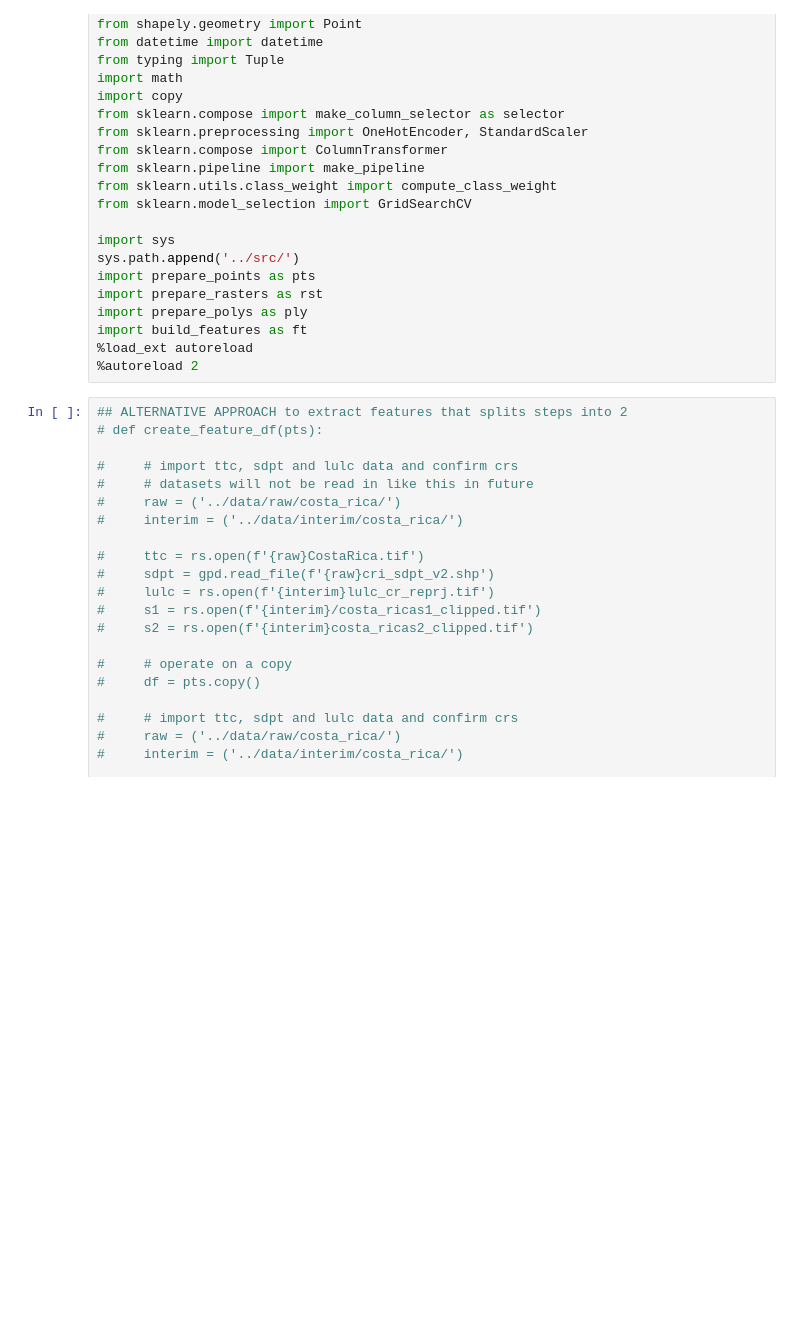
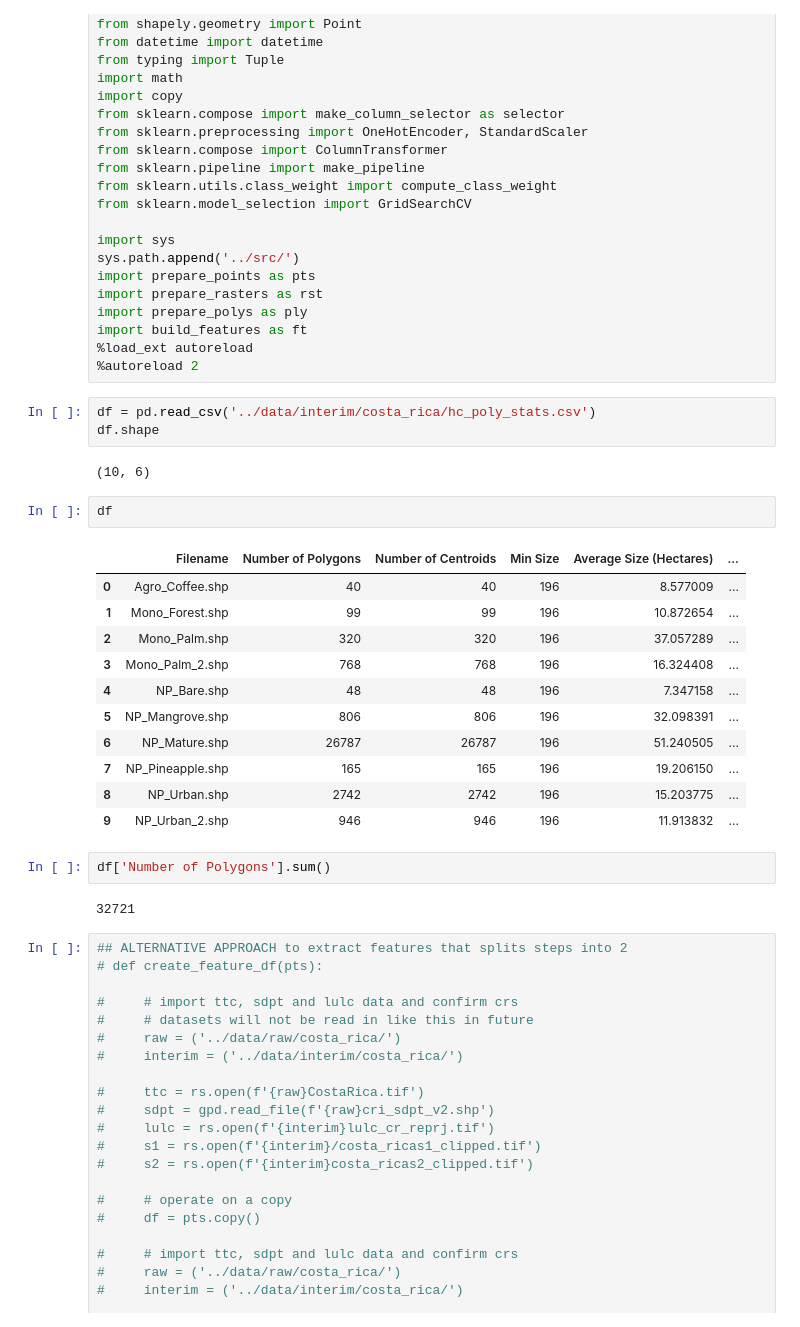
Before and after one commit to wri/label_propagation, a Jupyter notebook: notebooks/prototype_workflow.ipynb, the cells around one changed output. Drawn from its saved outputs; the diff is of its cells as text; blank space fills up the shorter version.

```diff
--- a/notebooks/prototype_workflow.ipynb
+++ b/notebooks/prototype_workflow.ipynb
@@ -99,6 +99,29 @@ import prepare_polys as ply
 import build_features as ft
 %load_ext autoreload
 %autoreload 2
+# %%
+df = pd.read_csv('../data/interim/costa_rica/hc_poly_stats.csv')
+df.shape
+# %% [output]
+(10, 6)
+# %%
+df
+# %% [output]
+|  | Filename | Number of Polygons | Number of Centroids | Min Size | Average Size (Hectares) | ... |
+| 0 | Agro_Coffee.shp | 40 | 40 | 196 | 8.577009 | ... |
+| 1 | Mono_Forest.shp | 99 | 99 | 196 | 10.872654 | ... |
+| 2 | Mono_Palm.shp | 320 | 320 | 196 | 37.057289 | ... |
+| 3 | Mono_Palm_2.shp | 768 | 768 | 196 | 16.324408 | ... |
+| 4 | NP_Bare.shp | 48 | 48 | 196 | 7.347158 | ... |
+| 5 | NP_Mangrove.shp | 806 | 806 | 196 | 32.098391 | ... |
+| 6 | NP_Mature.shp | 26787 | 26787 | 196 | 51.240505 | ... |
+| 7 | NP_Pineapple.shp | 165 | 165 | 196 | 19.206150 | ... |
+| 8 | NP_Urban.shp | 2742 | 2742 | 196 | 15.203775 | ... |
+| 9 | NP_Urban_2.shp | 946 | 946 | 196 | 11.913832 | ... |
+# %%
+df['Number of Polygons'].sum()
+# %% [output]
+32721
 # %%
 ## ALTERNATIVE APPROACH to extract features that splits steps into 2
 # def create_feature_df(pts):
```
Also changed, not shown: parts of 10 cells of this notebook, 6 other files.
